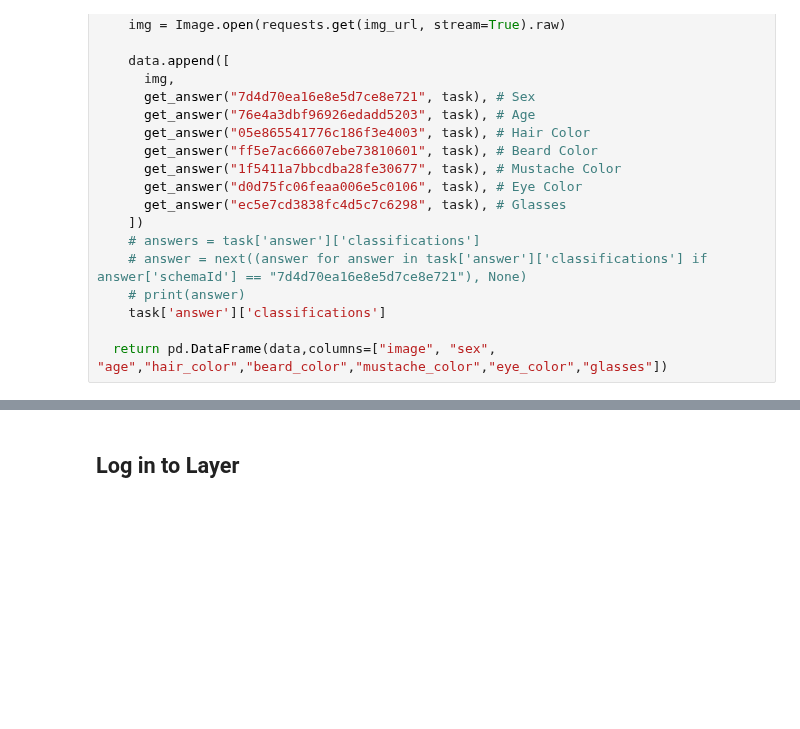
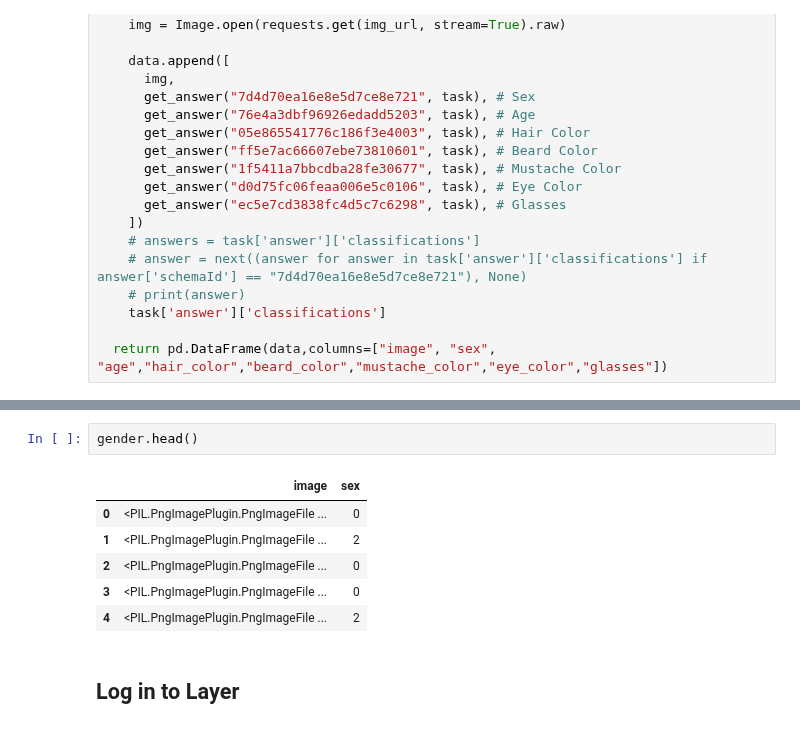
Before and after one commit to layerai-archive/examples, a Jupyter notebook: integrations/Ango/ango.ipynb, the cells around one changed output, grey strips where cells are left out. Drawn from its saved outputs; the diff is of its cells as text; blank space fills up the shorter version.

```diff
--- a/integrations/Ango/ango.ipynb
+++ b/integrations/Ango/ango.ipynb
@@ -110,3 +233,12 @@ def build():
+# %%
+gender.head()
+# %% [output]
+|  | image | sex |
+| 0 | <PIL.PngImagePlugin.PngImageFile ... | 0 |
+| 1 | <PIL.PngImagePlugin.PngImageFile ... | 2 |
+| 2 | <PIL.PngImagePlugin.PngImageFile ... | 0 |
+| 3 | <PIL.PngImagePlugin.PngImageFile ... | 0 |
+| 4 | <PIL.PngImagePlugin.PngImageFile ... | 2 |
 # %% [markdown]
 ## Log in to Layer
 # %%
```
Also changed, not shown: parts of 9 cells of this notebook, 1 other file.
